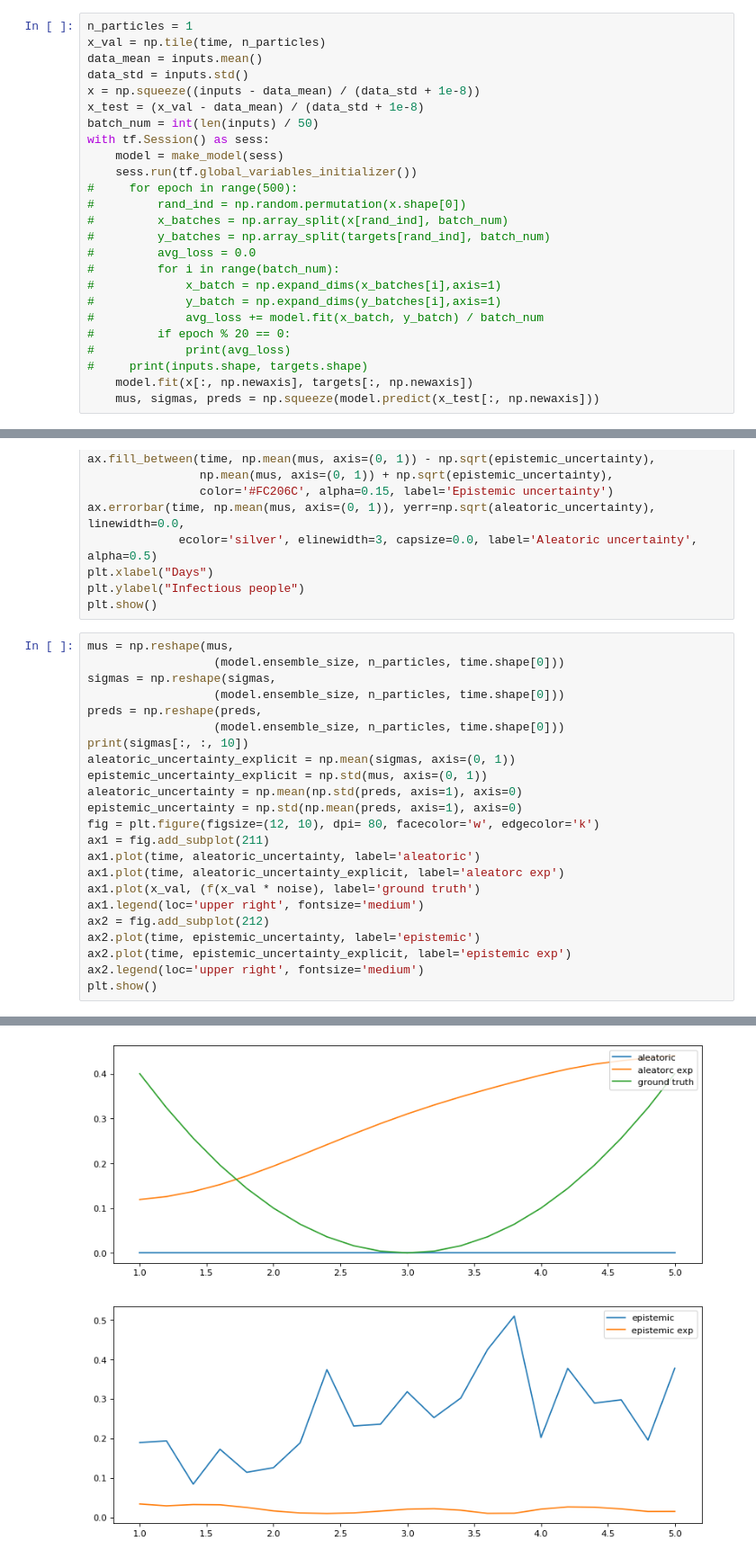
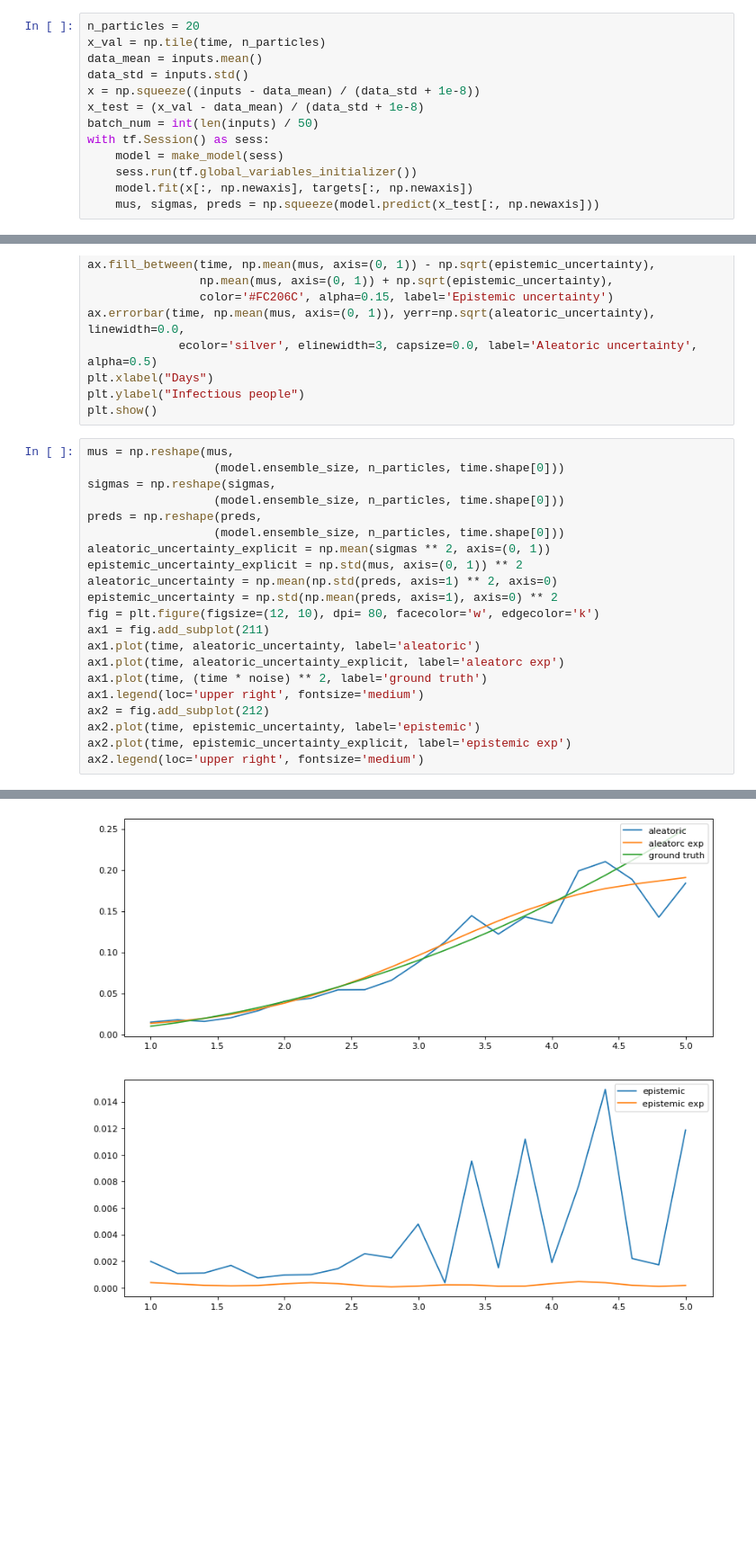
Before and after one commit to yardenas/ethz-safe-learning, a Jupyter notebook: development/model_sanity_check.ipynb, the cells around one changed output, grey strips where cells are left out. Shown: that part at 90% size. Cells and saved outputs as stored; diff of their text form; blank space fills up the shorter version.

```diff
--- a/development/model_sanity_check.ipynb
+++ b/development/model_sanity_check.ipynb
@@ -89,7 +88,7 @@ Run the training loop:
 # %%
 tf.reset_default_graph()
 # %%
-n_particles = 1
+n_particles = 20
 x_val = np.tile(time, n_particles)
 data_mean = inputs.mean()
 data_std = inputs.std()
@@ -99,18 +98,6 @@ batch_num = int(len(inputs) / 50)
 with tf.Session() as sess:
     model = make_model(sess)
     sess.run(tf.global_variables_initializer())
-#     for epoch in range(500):
-#         rand_ind = np.random.permutation(x.shape[0])
-#         x_batches = np.array_split(x[rand_ind], batch_num)
-#         y_batches = np.array_split(targets[rand_ind], batch_num)
-#         avg_loss = 0.0
-#         for i in range(batch_num):
-#             x_batch = np.expand_dims(x_batches[i],axis=1)
-#             y_batch = np.expand_dims(y_batches[i],axis=1)
-#             avg_loss += model.fit(x_batch, y_batch) / batch_num
-#         if epoch % 20 == 0:
-#             print(avg_loss)
-#     print(inputs.shape, targets.shape)
     model.fit(x[:, np.newaxis], targets[:, np.newaxis])
     mus, sigmas, preds = np.squeeze(model.predict(x_test[:, np.newaxis]))
 # %% [output]
@@ -199,20 +186,18 @@ sigmas = np.reshape(sigmas,
                   (model.ensemble_size, n_particles, time.shape[0]))
 preds = np.reshape(preds,
                   (model.ensemble_size, n_particles, time.shape[0]))
-print(sigmas[:, :, 10])
-aleatoric_uncertainty_explicit = np.mean(sigmas, axis=(0, 1))
-epistemic_uncertainty_explicit = np.std(mus, axis=(0, 1))
-aleatoric_uncertainty = np.mean(np.std(preds, axis=1), axis=0)
-epistemic_uncertainty = np.std(np.mean(preds, axis=1), axis=0)
+aleatoric_uncertainty_explicit = np.mean(sigmas ** 2, axis=(0, 1))
+epistemic_uncertainty_explicit = np.std(mus, axis=(0, 1)) ** 2
+aleatoric_uncertainty = np.mean(np.std(preds, axis=1) ** 2, axis=0)
+epistemic_uncertainty = np.std(np.mean(preds, axis=1), axis=0) ** 2
 fig = plt.figure(figsize=(12, 10), dpi= 80, facecolor='w', edgecolor='k')
 ax1 = fig.add_subplot(211)
 ax1.plot(time, aleatoric_uncertainty, label='aleatoric')
 ax1.plot(time, aleatoric_uncertainty_explicit, label='aleatorc exp')
-ax1.plot(x_val, (f(x_val * noise), label='ground truth')
+ax1.plot(time, (time * noise) ** 2, label='ground truth')
 ax1.legend(loc='upper right', fontsize='medium')
 ax2 = fig.add_subplot(212)
 ax2.plot(time, epistemic_uncertainty, label='epistemic')
 ax2.plot(time, epistemic_uncertainty_explicit, label='epistemic exp')
 ax2.legend(loc='upper right', fontsize='medium')
-plt.show()
 # %% [output]
@@ -224 +205 @@ plt.show()
-[figure, old version]
+[figure, new version]
```
Also changed, not shown: parts of 4 cells of this notebook, 1 other file.
